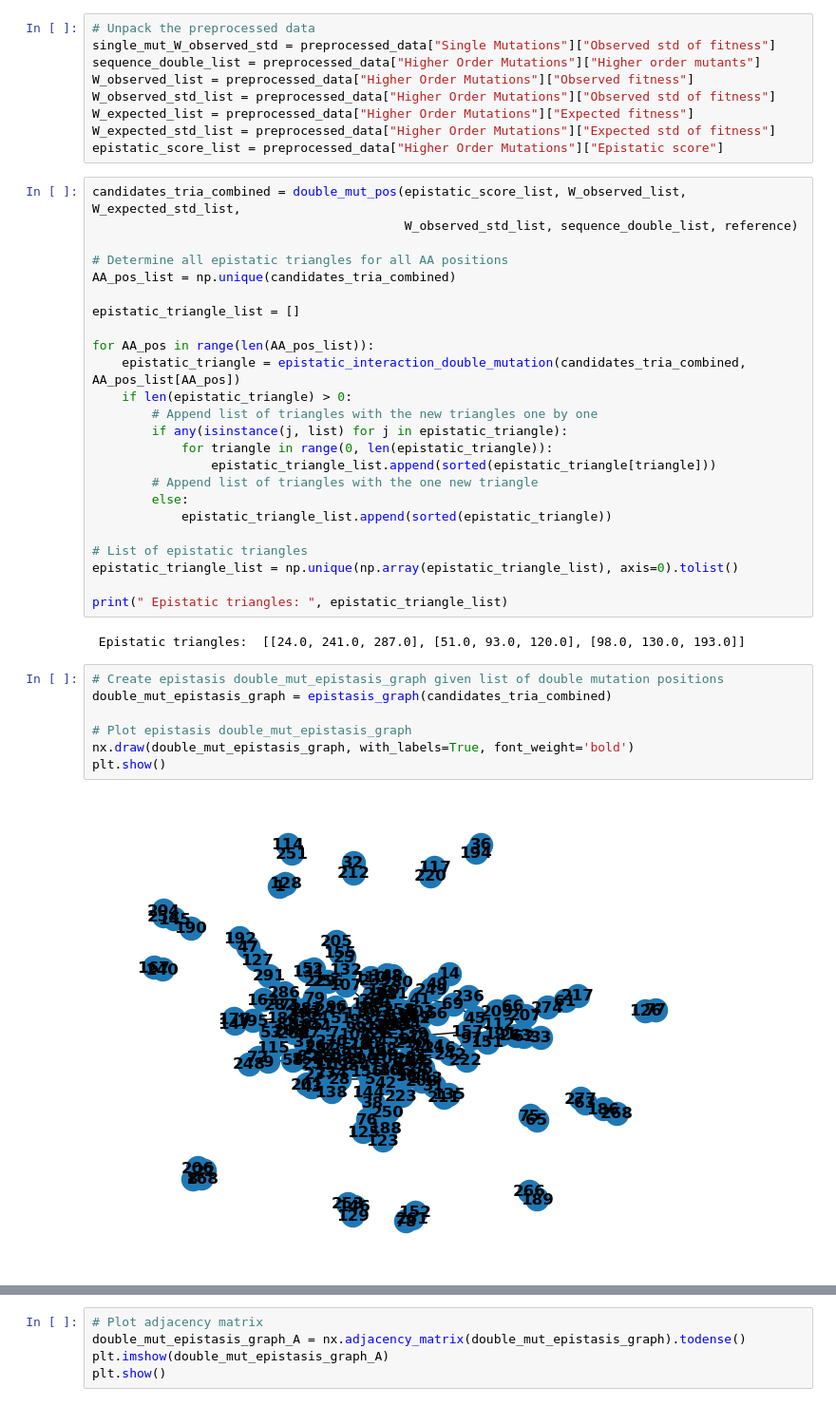
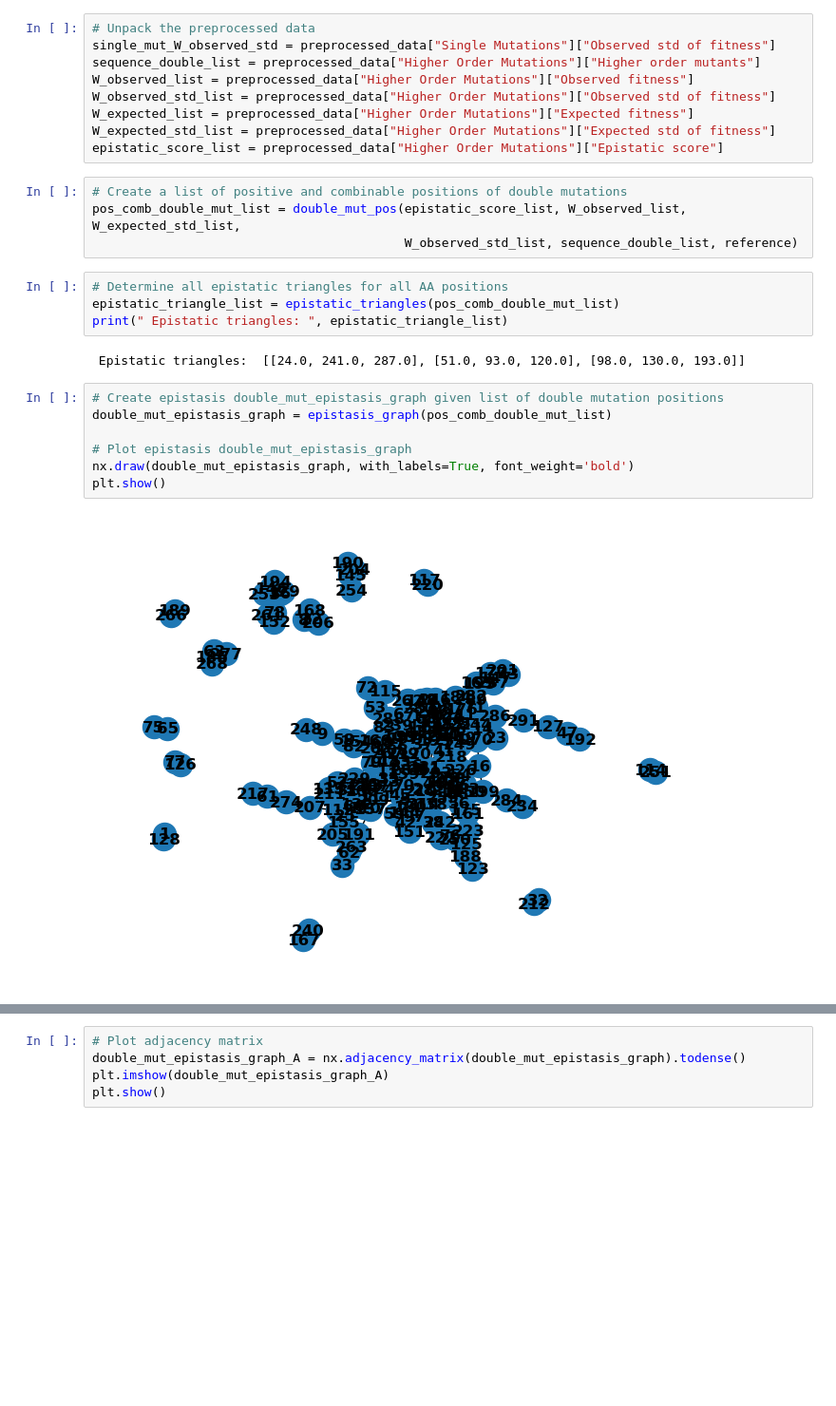
Before and after one commit to fweberling/epistasis, a Jupyter notebook: Epistasis_analysis.ipynb, the cells around one changed output, grey strips where cells are left out. Shown: that part at 95% size. Drawn from its saved outputs; the diff is of its cells as text; blank space fills up the shorter version.

Commit message:
Plotting functions updated, Jupyter notebook updated, main updated

```diff
--- a/Epistasis_analysis.ipynb
+++ b/Epistasis_analysis.ipynb
@@ -46,40 +45,24 @@ W_observed_std_list = preprocessed_data["Higher Order Mutations"]["Observed std
 W_expected_list = preprocessed_data["Higher Order Mutations"]["Expected fitness"]
 W_expected_std_list = preprocessed_data["Higher Order Mutations"]["Expected std of fitness"]
 epistatic_score_list = preprocessed_data["Higher Order Mutations"]["Epistatic score"]
-# %%
-candidates_tria_combined = double_mut_pos(epistatic_score_list, W_observed_list, W_expected_std_list,
-                                          W_observed_std_list, sequence_double_list, reference)
-
-# Determine all epistatic triangles for all AA positions
-AA_pos_list = np.unique(candidates_tria_combined)
-
-epistatic_triangle_list = []
-
-for AA_pos in range(len(AA_pos_list)):
-    epistatic_triangle = epistatic_interaction_double_mutation(candidates_tria_combined, AA_pos_list[AA_pos])
-    if len(epistatic_triangle) > 0:
-        # Append list of triangles with the new triangles one by one
-        if any(isinstance(j, list) for j in epistatic_triangle):
-            for triangle in range(0, len(epistatic_triangle)):
-                epistatic_triangle_list.append(sorted(epistatic_triangle[triangle]))
-        # Append list of triangles with the one new triangle
-        else:
-            epistatic_triangle_list.append(sorted(epistatic_triangle))
-
-# List of epistatic triangles
-epistatic_triangle_list = np.unique(np.array(epistatic_triangle_list), axis=0).tolist()
-
-print(" Epistatic triangles: ", epistatic_triangle_list)
-# %% [output]
- Epistatic triangles:  [[24.0, 241.0, 287.0], [51.0, 93.0, 120.0], [98.0, 130.0, 193.0]]
+# %%
+# Create a list of positive and combinable positions of double mutations
+pos_comb_double_mut_list = double_mut_pos(epistatic_score_list, W_observed_list, W_expected_std_list,
+                                          W_observed_std_list, sequence_double_list, reference)
+# %%
+# Determine all epistatic triangles for all AA positions
+epistatic_triangle_list = epistatic_triangles(pos_comb_double_mut_list)
+print(" Epistatic triangles: ", epistatic_triangle_list)
+# %% [output]
+ Epistatic triangles:  [[24.0, 241.0, 287.0], [51.0, 93.0, 120.0], [98.0, 130.0, 193.0]]
 # %%
 # Create epistasis double_mut_epistasis_graph given list of double mutation positions
-double_mut_epistasis_graph = epistasis_graph(candidates_tria_combined)
+double_mut_epistasis_graph = epistasis_graph(pos_comb_double_mut_list)
 
 # Plot epistasis double_mut_epistasis_graph
 nx.draw(double_mut_epistasis_graph, with_labels=True, font_weight='bold')
 plt.show()
 # %% [output]
-[figure, old version]
+[figure, new version]
 # %%
 # Node degree analysis (node, degree) in descending order
```
Also changed, not shown: parts of 6 cells of this notebook, 2 other files.
